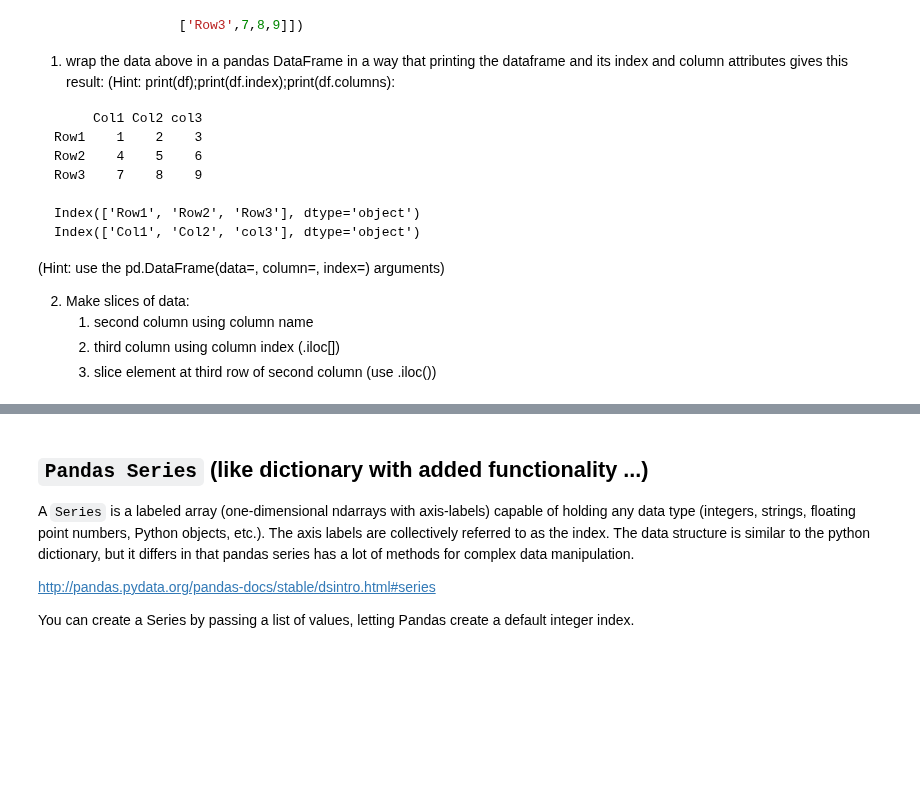
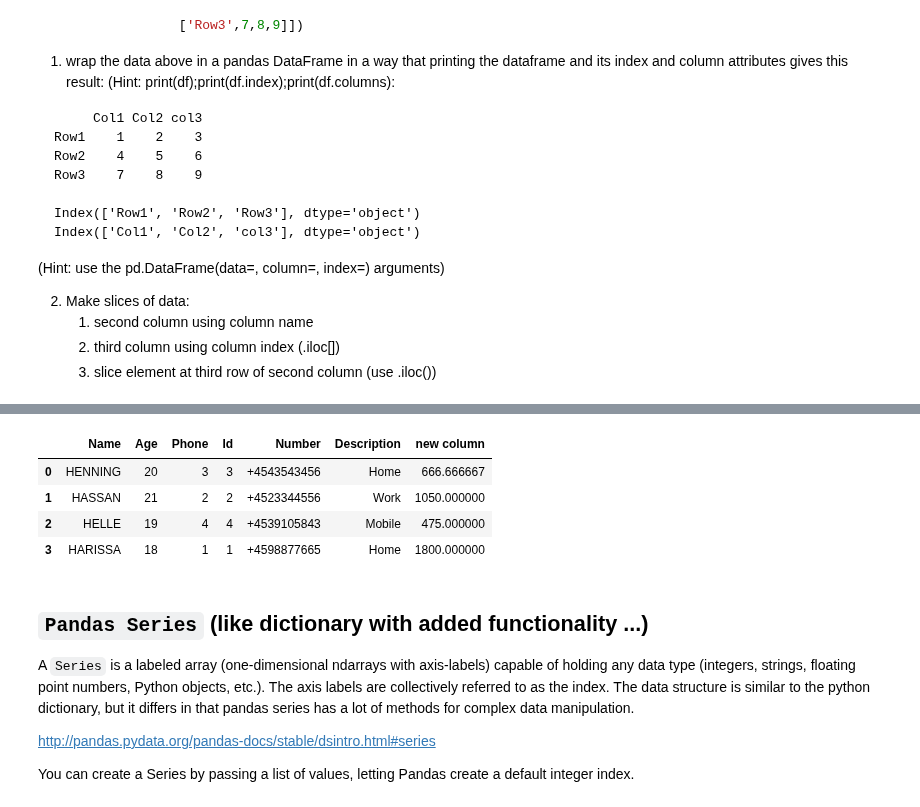
Before and after one commit to Hartmannsolution/docker_notebooks, a Jupyter notebook: notebooks/05-2 pandas.ipynb, the cells around one changed output, grey strips where cells are left out. Drawn from its saved outputs; the diff is of its cells as text; code cells hidden in the pictures; blank space fills up the shorter version.

```diff
--- a/notebooks/05-2 pandas.ipynb
+++ b/notebooks/05-2 pandas.ipynb
@@ -264,0 +346,7 @@ Index(['Col1', 'Col2', 'col3'], dtype='object')
+# %%
+# Base data frames
+data_people = {'Name':['Henning', 'Hassan', 'Helle', 'Harissa'],'Age':[20, 21, 19, 18], 'Phone':[3,2,4,1]}
+data_phones = {'Id':[1,2,3,4],'Number':['+4598877665','+4523344556','+4543543456','+4539105843'],'Description':['Home','Work','Home','Mobile']}
+df_people = pd.DataFrame(data_people)
+df_phones = pd.DataFrame(data_phones)
+df_people
@@ -264,0 +367,4 @@ Index(['Col1', 'Col2', 'col3'], dtype='object')
+# %%
+# 1 set_index
+df_phones_new = df_phones.set_index('Number')
+df_phones_new
@@ -264,0 +395,4 @@ Index(['Col1', 'Col2', 'col3'], dtype='object')
+# %%
+# use DataSeries .str attribute to apply string methods to a column in a dataframe
+df_people['Name'] = df_people['Name'].str.upper()
+df_people
@@ -264,0 +420,4 @@ Index(['Col1', 'Col2', 'col3'], dtype='object')
+# %%
+# merged
+df_merged = pd.merge(df_people, df_phones, left_on='Phone', right_on='Id')
+df_merged
@@ -265,3 +439,13 @@ Index(['Col1', 'Col2', 'col3'], dtype='object')
+# %%
+# new column
+df_merged['new column'] = df_merged['Age']/df_merged['Phone']*100
+df_merged
+# %% [output]
+|  | Name | Age | Phone | Id | Number | Description | new column |
+| 0 | HENNING | 20 | 3 | 3 | +4543543456 | Home | 666.666667 |
+| 1 | HASSAN | 21 | 2 | 2 | +4523344556 | Work | 1050.000000 |
+| 2 | HELLE | 19 | 4 | 4 | +4539105843 | Mobile | 475.000000 |
+| 3 | HARISSA | 18 | 1 | 1 | +4598877665 | Home | 1800.000000 |
 # %% [markdown]
 ## `Pandas Series` (like dictionary with added functionality ...)
 
```
Also changed, not shown: parts of 32 cells of this notebook.
